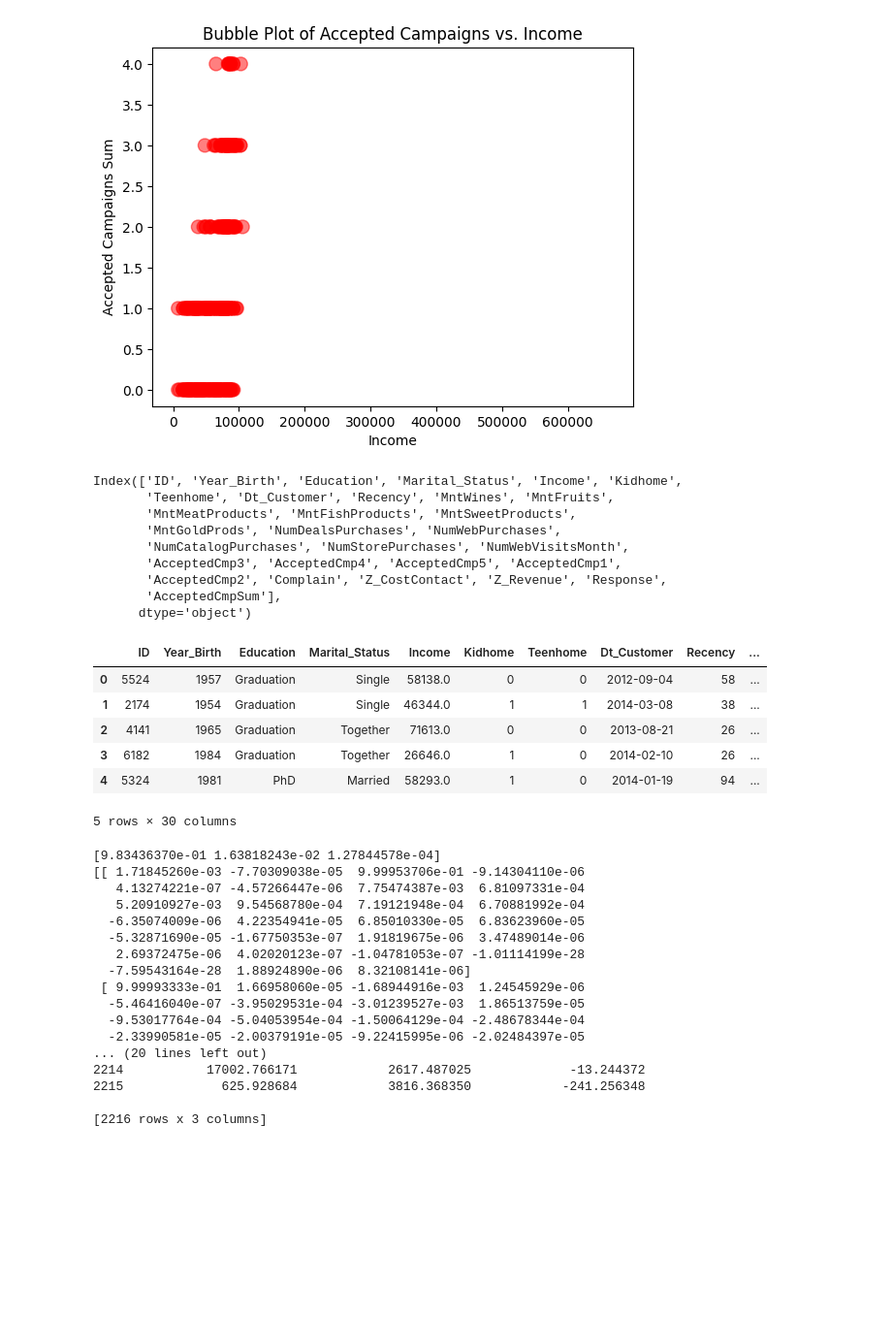
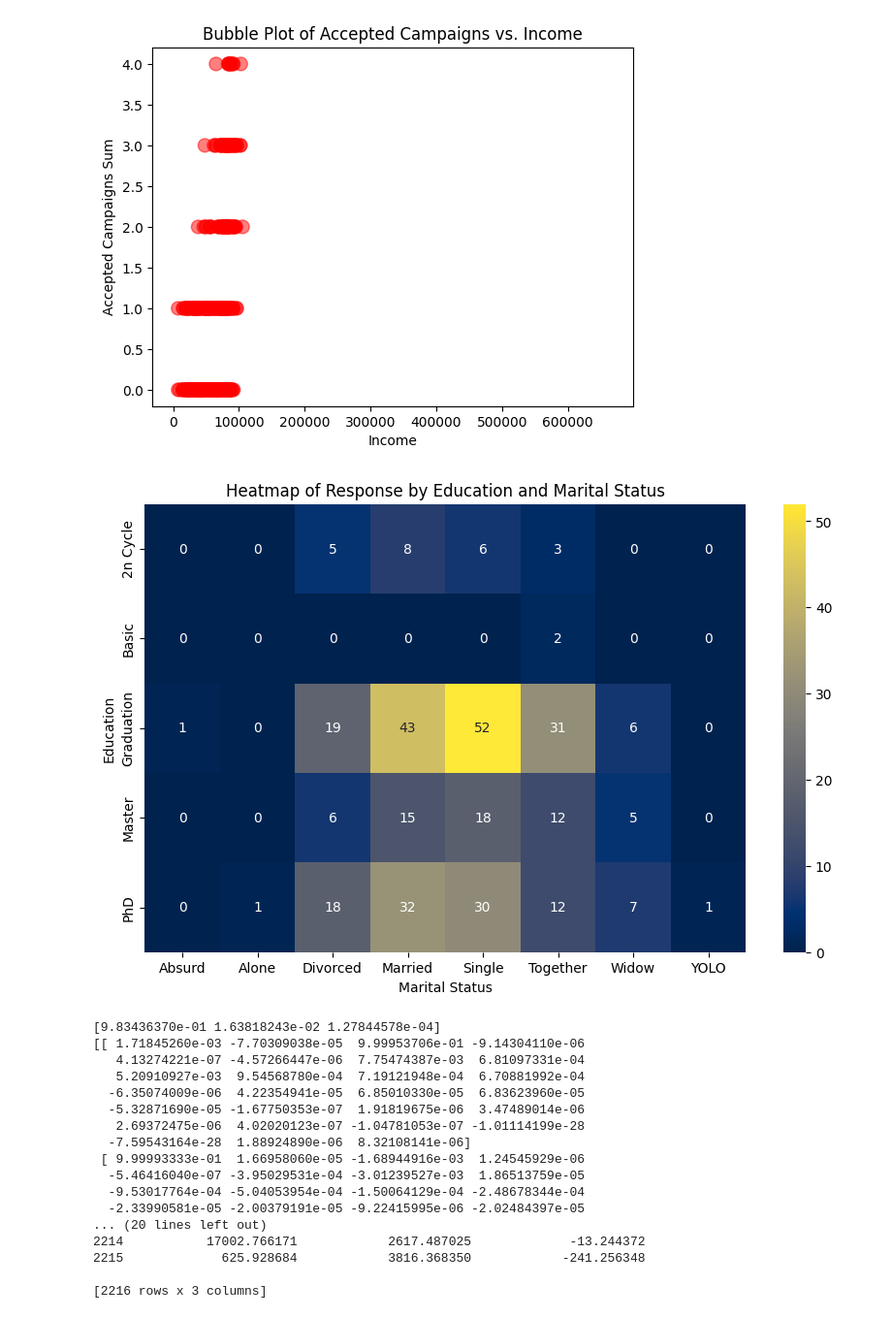
Before and after one commit to Sudhi162/DX699S-O2-Sudee, a Jupyter notebook: OMDS-ModB2-Week9-Mangalwadekar-SudeendraGururaj.ipynb, the cells around one changed output. Shown: that part at 97% size. Saved outputs shown, nothing was run; the diff lists cells and outputs as text; code cells hidden in the pictures; blank space fills up the shorter version.

```diff
--- a/OMDS-ModB2-Week9-Mangalwadekar-SudeendraGururaj.ipynb
+++ b/OMDS-ModB2-Week9-Mangalwadekar-SudeendraGururaj.ipynb
@@ -134,28 +134,19 @@ plt.title('Bubble Plot of Accepted Campaigns vs. Income')
 plt.show()
 # %% [output]
 [figure]
-# %%
-df_marketing_campaign.columns
-# %% [output]
-Index(['ID', 'Year_Birth', 'Education', 'Marital_Status', 'Income', 'Kidhome',
-       'Teenhome', 'Dt_Customer', 'Recency', 'MntWines', 'MntFruits',
-       'MntMeatProducts', 'MntFishProducts', 'MntSweetProducts',
-       'MntGoldProds', 'NumDealsPurchases', 'NumWebPurchases',
-       'NumCatalogPurchases', 'NumStorePurchases', 'NumWebVisitsMonth',
-       'AcceptedCmp3', 'AcceptedCmp4', 'AcceptedCmp5', 'AcceptedCmp1',
-       'AcceptedCmp2', 'Complain', 'Z_CostContact', 'Z_Revenue', 'Response',
-       'AcceptedCmpSum'],
-      dtype='object')
-# %%
-df_marketing_campaign.head()
-# %% [output]
-|  | ID | Year_Birth | Education | Marital_Status | Income | Kidhome | Teenhome | Dt_Customer | Recency | ... |
-| 0 | 5524 | 1957 | Graduation | Single | 58138.0 | 0 | 0 | 2012-09-04 | 58 | ... |
-| 1 | 2174 | 1954 | Graduation | Single | 46344.0 | 1 | 1 | 2014-03-08 | 38 | ... |
-| 2 | 4141 | 1965 | Graduation | Together | 71613.0 | 0 | 0 | 2013-08-21 | 26 | ... |
-| 3 | 6182 | 1984 | Graduation | Together | 26646.0 | 1 | 0 | 2014-02-10 | 26 | ... |
-| 4 | 5324 | 1981 | PhD | Married | 58293.0 | 1 | 0 | 2014-01-19 | 94 | ... |
-5 rows × 30 columns
+# %%
+#pivot the df_marketing_campaign DataFrame to create a new DataFrame with the sum of the Response column for each Education and Marital_Status
+pivot_df = df_marketing_campaign.pivot_table(index='Education', columns='Marital_Status', values='Response', aggfunc='sum', fill_value=0)
+#plot a heatmap of the pivot_df DataFrame
+import seaborn as sns
+plt.figure(figsize=(10, 6))
+sns.heatmap(pivot_df, annot=True, cmap='cividis', fmt='g')
+plt.title('Heatmap of Response by Education and Marital Status')
+plt.xlabel('Marital Status')
+plt.ylabel('Education')
+plt.show()
+# %% [output]
+[figure, added]
 # %%
 #perform PCA on the df3 DataFrame
 df_marketing_campaign = df_marketing_campaign.dropna()  # Ensure no NaN values for PCA
```
